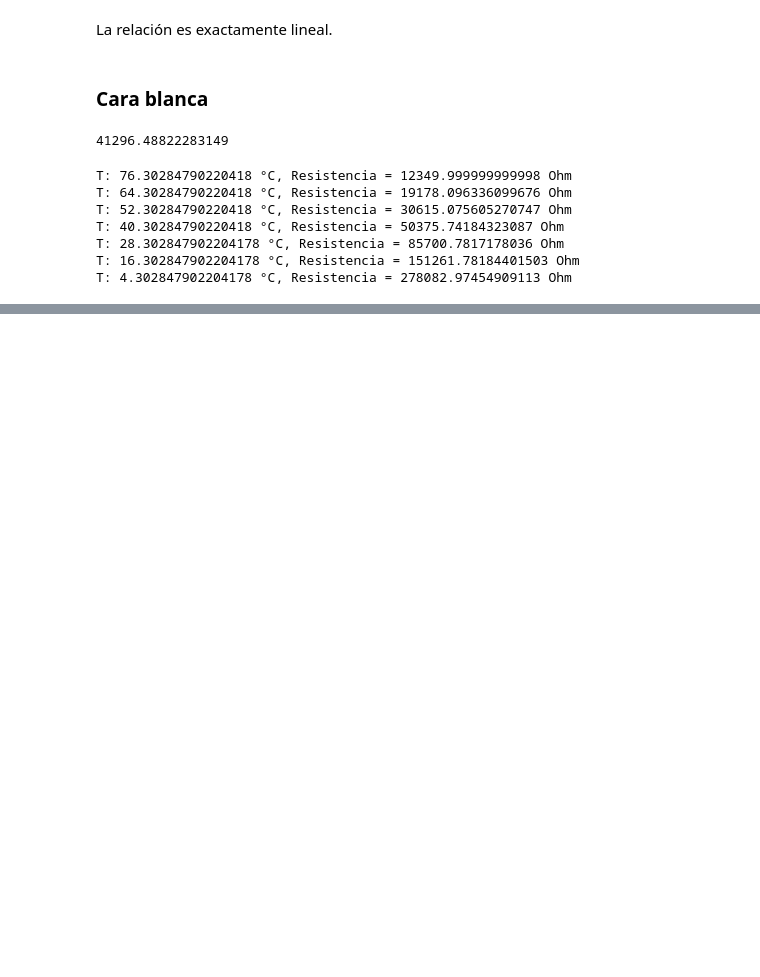
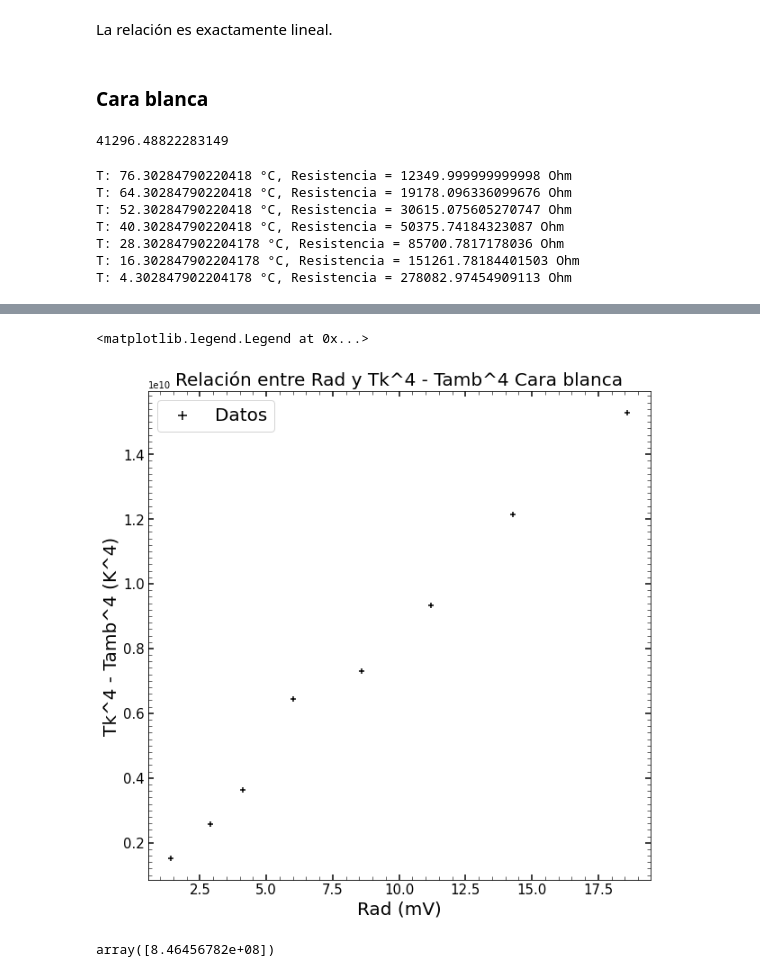
Before and after one commit to ojedarcelo/termocodigos, a Jupyter notebook: Lab5Termo/lab5.ipynb, the cells around one changed output, grey strips where cells are left out. Cells and saved outputs as stored; diff of their text form; code cells hidden in the pictures; blank space fills up the shorter version.

```diff
--- a/Lab5Termo/lab5.ipynb
+++ b/Lab5Termo/lab5.ipynb
@@ -276,3 +285,6 @@ T: 40.30284790220418 °C, Resistencia = 50375.74184323087 Ohm
 T: 28.302847902204178 °C, Resistencia = 85700.7817178036 Ohm
 T: 16.302847902204178 °C, Resistencia = 151261.78184401503 Ohm
 T: 4.302847902204178 °C, Resistencia = 278082.97454909113 Ohm
+# %%
+datos_cara_blanca = pd.read_csv('datos_cara_blanca.csv', sep=';').sort_values(by=['Rad'], ascending=True)
+datos_cara_blanca
@@ -278,0 +301,6 @@ T: 4.302847902204178 °C, Resistencia = 278082.97454909113 Ohm
+# %%
+datos_cara_blanca['Tc'] = modelo_ajuste(datos_cara_blanca['R (kOhm)'] * 1000, popt)
+datos_cara_blanca['Tk'] = datos_cara_blanca['Tc'] + 273
+datos_cara_blanca['Tk^4'] = datos_cara_blanca['Tk'] ** 4
+datos_cara_blanca['Tk^4 - Tamb^4'] = datos_cara_blanca['Tk^4'] - (t_amb ** 4)
+datos_cara_blanca
@@ -278,0 +317,24 @@ T: 4.302847902204178 °C, Resistencia = 278082.97454909113 Ohm
+# %%
+fig, ax = plt.subplots(figsize=(10,10))
+ax.scatter(datos_cara_blanca['Rad'], datos_cara_blanca['Tk^4 - Tamb^4'], marker='+', color='black', s=30, label='Datos')
+ax.set_title('Relación entre Rad y Tk^4 - Tamb^4 Cara blanca', fontsize=20)
+ax.set_xlabel('Rad (mV)', fontsize=20)
+ax.set_ylabel('Tk^4 - Tamb^4 (K^4)', fontsize=20)
+ax.tick_params(axis='both', labelsize=15, direction='in', right=True, top=True,
+              length=6, width=1.5, grid_color='black', grid_alpha=1)
+
+ax.xaxis.set_minor_locator(MultipleLocator(0.5))
+ax.yaxis.set_minor_locator(MultipleLocator(200000000))
+ax.tick_params(which='minor', length=4, color='black', direction='in', top=True, right=True)
+ax.legend(fontsize=20, markerscale=2)
+# %% [output]
+<matplotlib.legend.Legend at 0x...>
+[figure, added]
+# %%
+def ajuste_recta_cb(rad, S):
+    return S * rad
+
+ajuste_cb, _ = curve_fit(ajuste_recta_cb, datos_cara_blanca['Rad'], datos_cara_blanca['Tk^4 - Tamb^4'])
+ajuste_cb
+# %% [output]
+array([8.46456782e+08])
```
Also changed, not shown: parts of 12 cells of this notebook, 1 other file.
